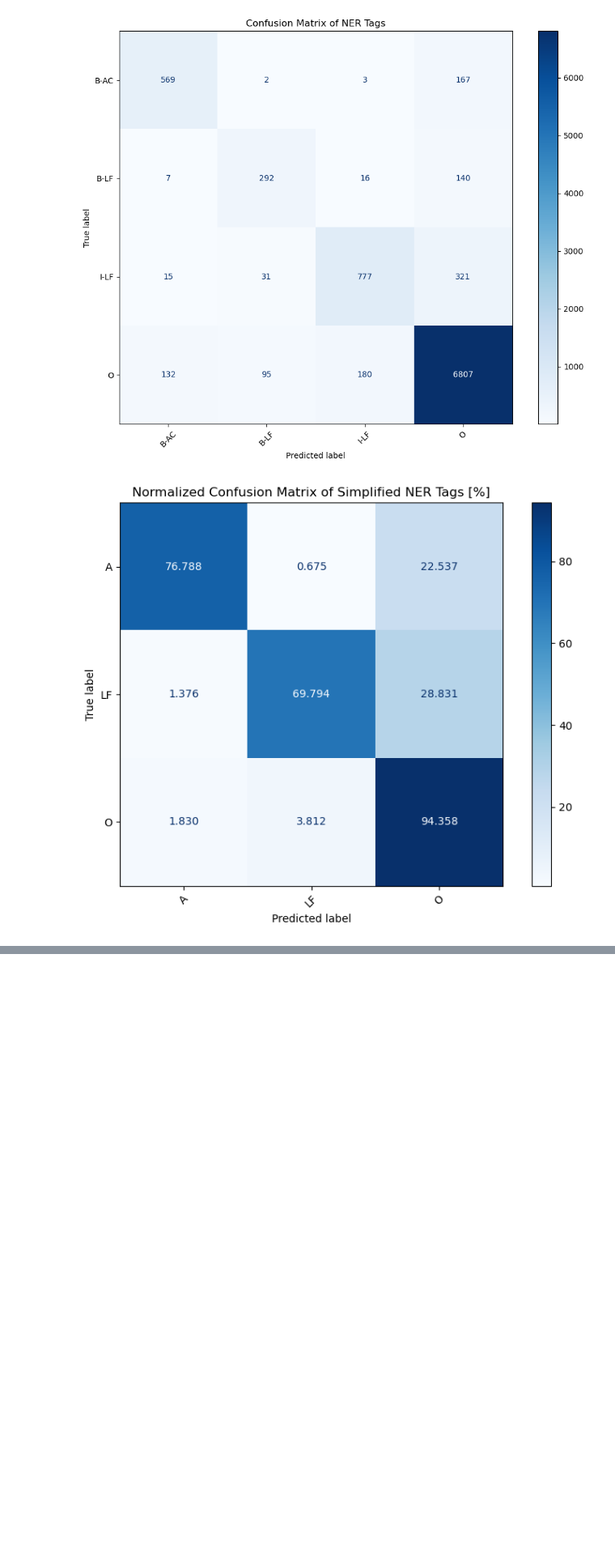
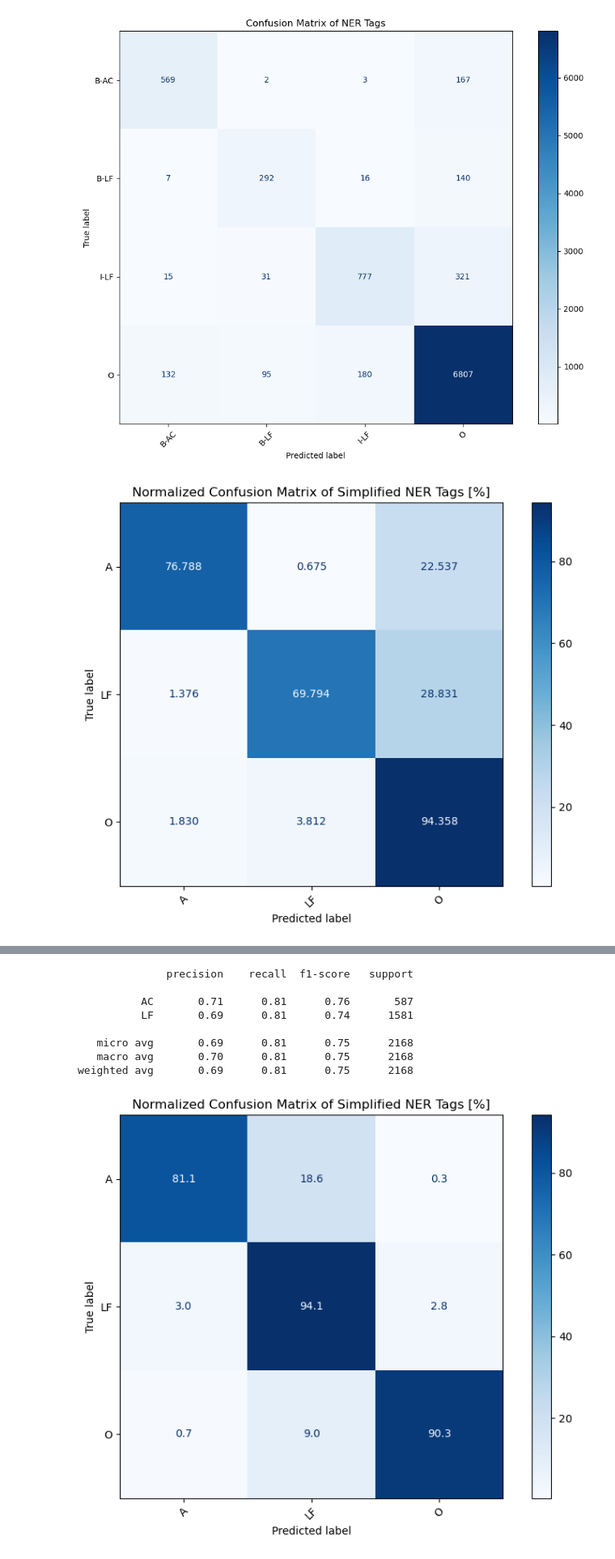
Before and after one commit to Michael-David-Lam/NLP-Final-Project, a Jupyter notebook: main.ipynb, the cells around one changed output, grey strips where cells are left out. Shown at 81% size. Saved outputs shown, nothing was run; the diff lists cells and outputs as text; code cells hidden in the pictures; blank space fills up the shorter version.

```diff
--- a/main.ipynb
+++ b/main.ipynb
@@ -748,0 +905,6 @@ plt.show()
+# %%
+from torch.optim import Adam, AdamW
+
+# Define optimizers
+optimizer1 = Adam(model.parameters(), lr=1e-5)
+optimizer2 = AdamW(model.parameters(), lr=1e-5)
@@ -748,0 +915,11 @@ plt.show()
+# %%
+# Init default trainer - Cross Entropy loss, Adam Optimizer
+trainer1_cross = Trainer(
+    model=model,
+    args=training_args,
+    train_dataset=tokenized_dataset["train"],
+    eval_dataset=tokenized_dataset["validation"],
+    compute_metrics=compute_metrics,
+    optimizers=(optimizer1, None) #custom optimizer
+)
+trainer1_cross.train()
@@ -748,0 +977,48 @@ plt.show()
+# %%
+predictions, labels, _ = trainer1_cross.predict(tokenized_dataset["validation"])
+label_list = ["O", "B-AC", "B-LF", "I-LF"]
+preds = np.argmax(predictions, axis=-1)
+
+true_labels = []
+true_predictions = []
+
+for pred_seq, label_seq in zip(preds, labels):
+    true_seq = []
+    pred_seq_clean = []
+    for p, l in zip(pred_seq, label_seq):
+        if l != -100:
+            true_seq.append(label_list[l])
+            pred_seq_clean.append(label_list[p])
+    true_labels.append(true_seq)
+    true_predictions.append(pred_seq_clean)
+
+print(classification_report(true_labels, true_predictions))
+
+flat_true = [tag for seq in true_labels for tag in seq]
+flat_pred = [tag for seq in true_predictions for tag in seq]
+
+def simplify(tag):
+    if tag == "B-AC":
+        return "A"
+    elif tag in ("B-LF", "I-LF"):
+        return "LF"
+    else:
+        return "O"
+
+flat_true_simplified = [simplify(tag) for tag in flat_true]
+flat_pred_simplified = [simplify(tag) for tag in flat_pred]
+
+le = LabelEncoder()
+le.fit(["A", "LF", "O"])
+y_true_encoded = le.transform(flat_true_simplified)
+y_pred_encoded = le.transform(flat_pred_simplified)
+
+cm = confusion_matrix(y_true_encoded, y_pred_encoded, normalize='true') * 100
+
+fig, ax = plt.subplots(figsize=(8, 6))
+disp = ConfusionMatrixDisplay(confusion_matrix=cm, display_labels=le.classes_)
+disp.plot(cmap="Blues", ax=ax, values_format=".1f", xticks_rotation=45)
+plt.title("Normalized Confusion Matrix of Simplified NER Tags [%]")
+plt.tight_layout()
+plt.show()
+# %% [output]
@@ -748,0 +1026,9 @@ plt.show()
+              precision    recall  f1-score   support
+
+          AC       0.71      0.81      0.76       587
+          LF       0.69      0.81      0.74      1581
+
+   micro avg       0.69      0.81      0.75      2168
+   macro avg       0.70      0.81      0.75      2168
+weighted avg       0.69      0.81      0.75      2168
+[figure, added]
```
Also changed, not shown: parts of 34 cells of this notebook, 1 other file.
